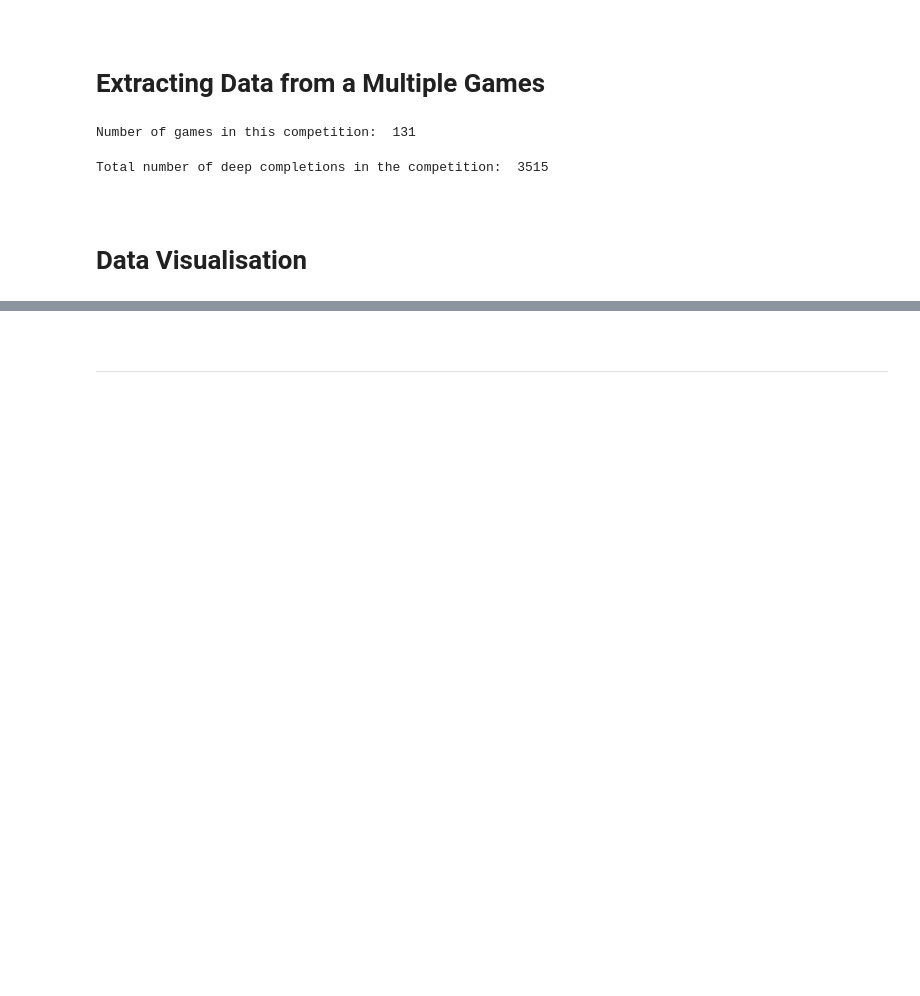
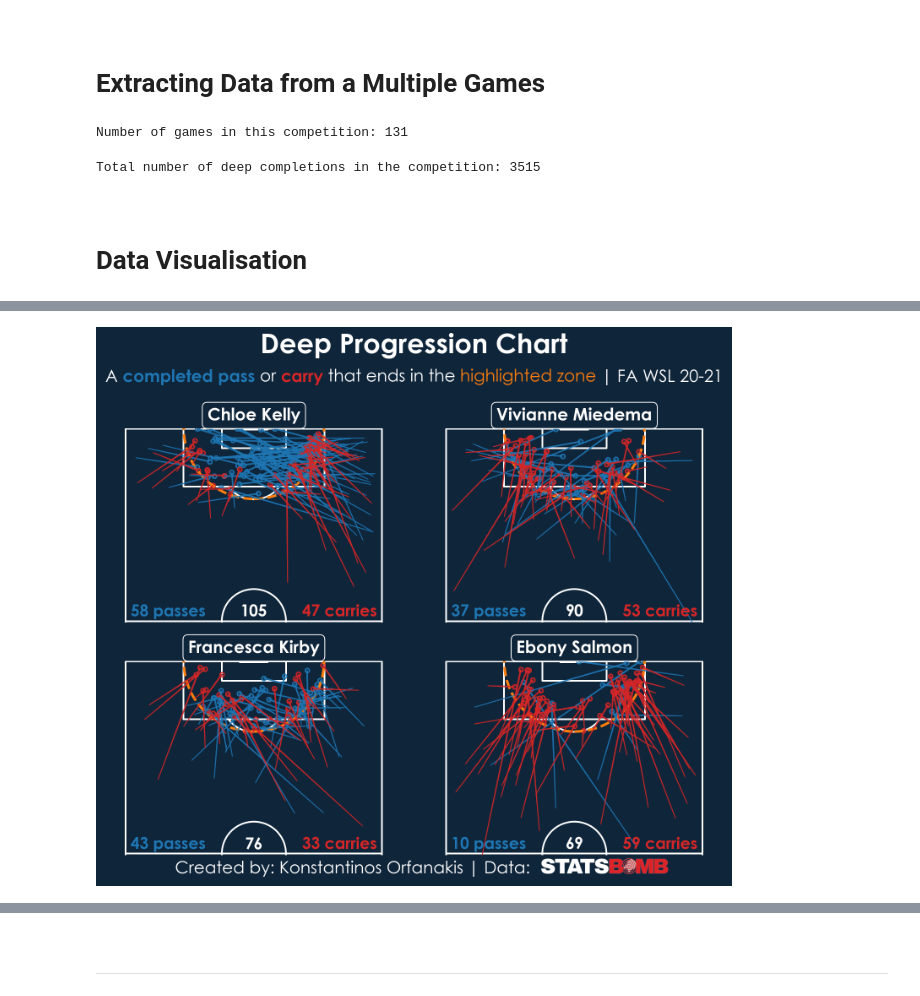
Before and after one commit to KOrfanakis/Deep_Completion_Charts, a Jupyter notebook: Deep_Progression_Chart_Notebook.ipynb, the cells around one changed output, grey strips where cells are left out. Cells and saved outputs as stored; diff of their text form; code cells hidden in the pictures; blank space fills up the shorter version.

```diff
--- a/Deep_Progression_Chart_Notebook.ipynb
+++ b/Deep_Progression_Chart_Notebook.ipynb
@@ -497,17 +512,0 @@ def add_deep_completions(df, col, selection, ax, pitch_title=20, num_size=32):
-# %%
-def add_acknowledgements(fontsize=20):
-    fig_text(s='Created by: Konstantinos Orfanakis | Data: ',
-             x=0.690,
-             y=0.016,
-             size=fontsize,
-             fontweight='normal',
-             ha='right',
-             va='center')
-
-    ### 08 - Add Statsbomb's logo ###
-    ax_image = add_image(image.imread('Images\StatsBomb_Logo.png'),
-                         fig,
-                         left=0.70,
-                         bottom=-0.055,
-                         width=0.20,
-                         height=0.15)
@@ -543,0 +537,22 @@ plt.show()
+# %%
+players = list(df_tot['player_name'].value_counts().index[0:4])
+col = 'player_name'
+
+nrows, ncols = 2, 2
+
+fig, ax, pitch = create_pitch_axes(nrows=nrows, ncols=ncols, space=0.09)
+add_title(fig)
+add_subtitle(subtitle)
+
+for i, selection in enumerate(players):
+    if ncols > 1 or nrows > 1:
+        ax_pitch = ax['pitch'].flatten()[i]
+    else:
+        ax_pitch = ax['pitch']
+
+    add_pitch_title(ax_pitch, selection, pitch_title=20)
+    add_deep_completions(df_tot, col, selection, ax_pitch, num_size=19)
+
+add_acknowledgements(fontsize=20)
+# %% [output]
+[figure, added]
```
Also changed, not shown: parts of 17 cells of this notebook.
